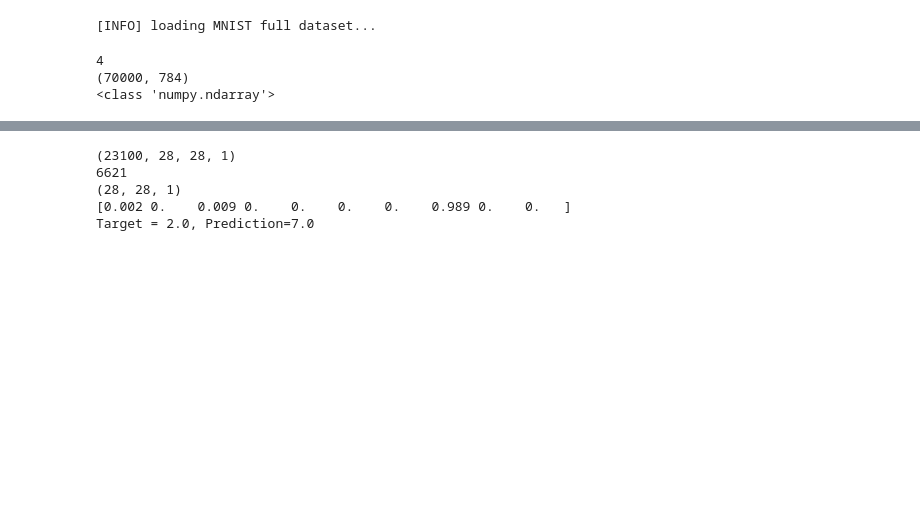
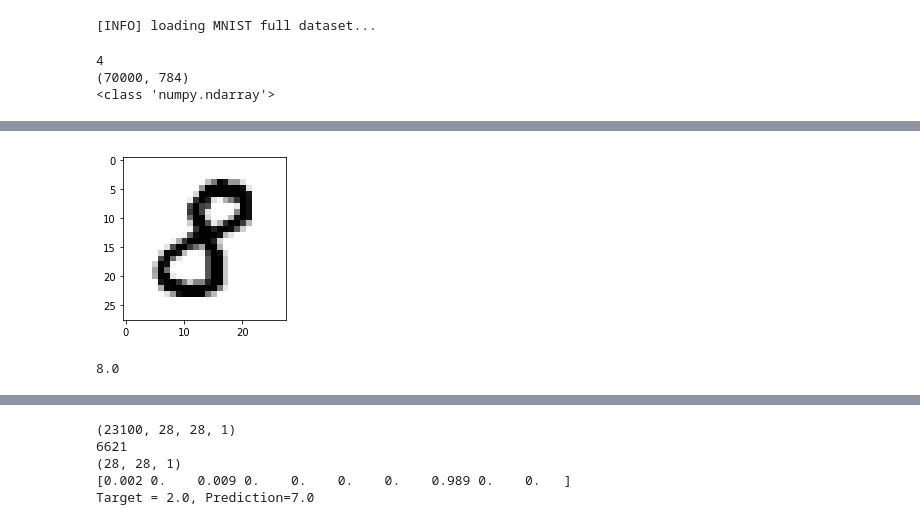
Before and after one commit to T3am5hark/Transform-CNNs, a Jupyter notebook: MNIST with Keras.ipynb, the cells around one changed output, grey strips where cells are left out. Saved outputs shown, nothing was run; the diff lists cells and outputs as text; code cells hidden in the pictures; blank space fills up the shorter version.

```diff
--- a/MNIST with Keras.ipynb
+++ b/MNIST with Keras.ipynb
@@ -38,8 +73,3 @@ print(dataset.data.__class__)
 # Traditional NNet setup, linearize the image
 data = dataset.data.astype("float") / 255.0
 (trainX, testX, trainY, testY) = train_test_split(data, dataset.target, test_size=0.25)
-# %%
-# Reshape for CNN
-data = dataset.data.astype("float").reshape(70000, 28, 28, 1) / 255.0
-#data = 1.0-data
-(trainX, testX, trainY, testY) = train_test_split(data, dataset.target, test_size=0.33)
@@ -251,3 +231,10 @@ avg / total       1.00      1.00      1.00     46900
+# %%
+idx = random.randint(0, data.shape[0])
+show_2d(data[idx,:].reshape((28,28)))
+print(dataset.target[idx])
+# %% [output]
+[figure, added]
+8.0
 # %%
 target_names=[str(x) for x in lb.classes_]
 target_digits = testY.argmax(axis=1)
```
Also changed, not shown: parts of 22 cells of this notebook, 3 other files.
